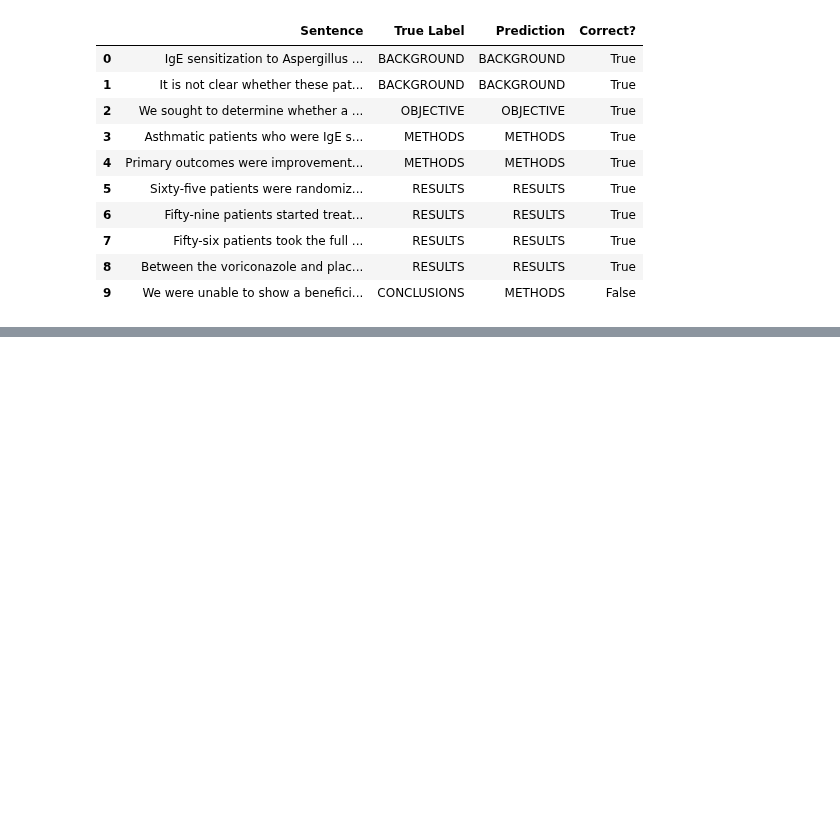
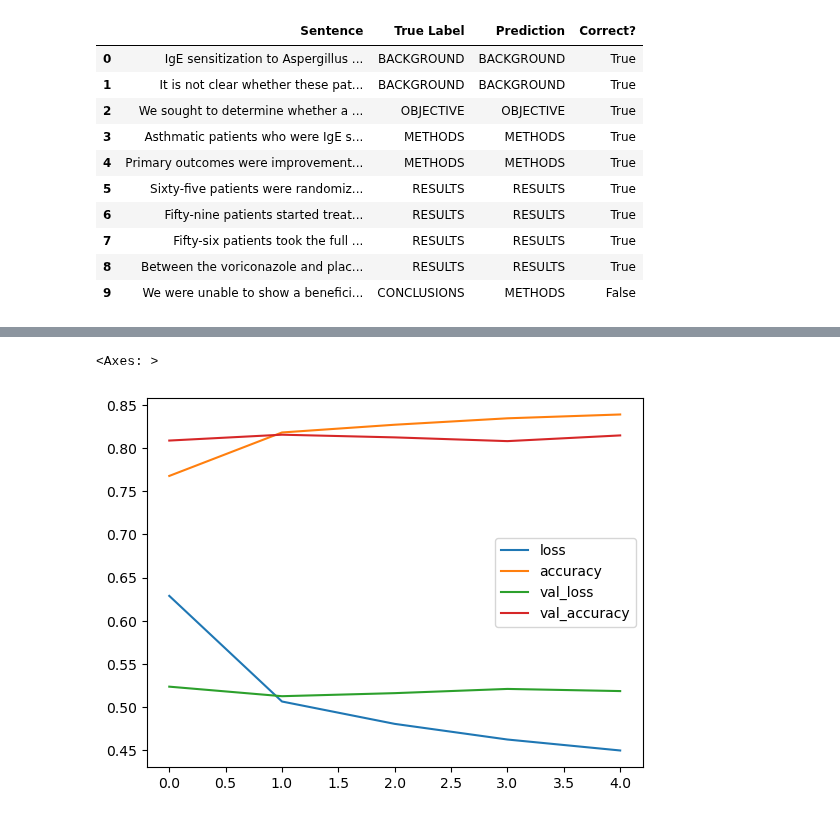
Before and after one commit to poolGolez/project-roosevelt, a Jupyter notebook: skim-literature.ipynb, the cells around one changed output, grey strips where cells are left out. Cells and saved outputs as stored; diff of their text form; code cells hidden in the pictures; blank space fills up the shorter version.

Commit message:
Build model 4

```diff
--- a/skim-literature.ipynb
+++ b/skim-literature.ipynb
@@ -758,0 +762,15 @@ show_sample_predictions(model_3_predictions)
+# %%
+from tensorflow.keras.layers import Conv1D, GlobalAveragePooling1D
+
+def build_model_4():
+    return Sequential([
+        Input(shape=(1,), dtype=tf.string),
+        vectorizer,
+        make_embedding(),
+        Conv1D(64, kernel_size=5),
+        GlobalAveragePooling1D(),
+        Dense(len(CLASSES), activation='softmax')
+    ])
+
+model_4 = build_model_4()
+model_4.summary()
@@ -758,0 +795,15 @@ show_sample_predictions(model_3_predictions)
+# %%
+model_4.compile(
+    loss=SparseCategoricalCrossentropy(),
+    optimizer=Adam(),
+    metrics=['accuracy']
+)
+
+model_4_history = model_4.fit(X_train, y_train_encoded,
+                              batch_size=BATCH_SIZE,
+                              steps_per_epoch=len(X_train)//BATCH_SIZE,
+                              epochs=5,
+                              validation_data=(X_val, y_val_encoded),
+                              validation_batch_size=BATCH_SIZE,
+                              validation_steps=len(X_val)//BATCH_SIZE
+                             )
@@ -758,0 +821,5 @@ show_sample_predictions(model_3_predictions)
+# %%
+pd.DataFrame(model_4_history.history).plot()
+# %% [output]
+<Axes: >
+[figure, added]
```
Also changed, not shown: parts of 19 cells of this notebook.
